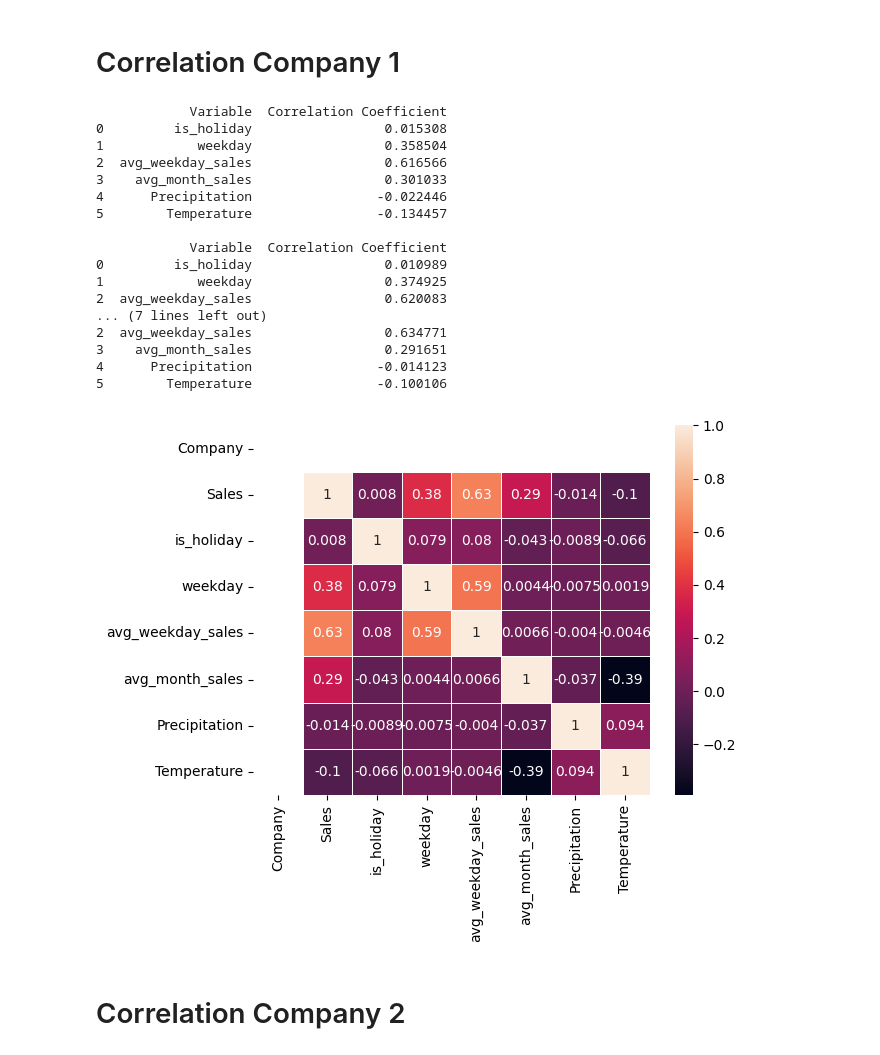
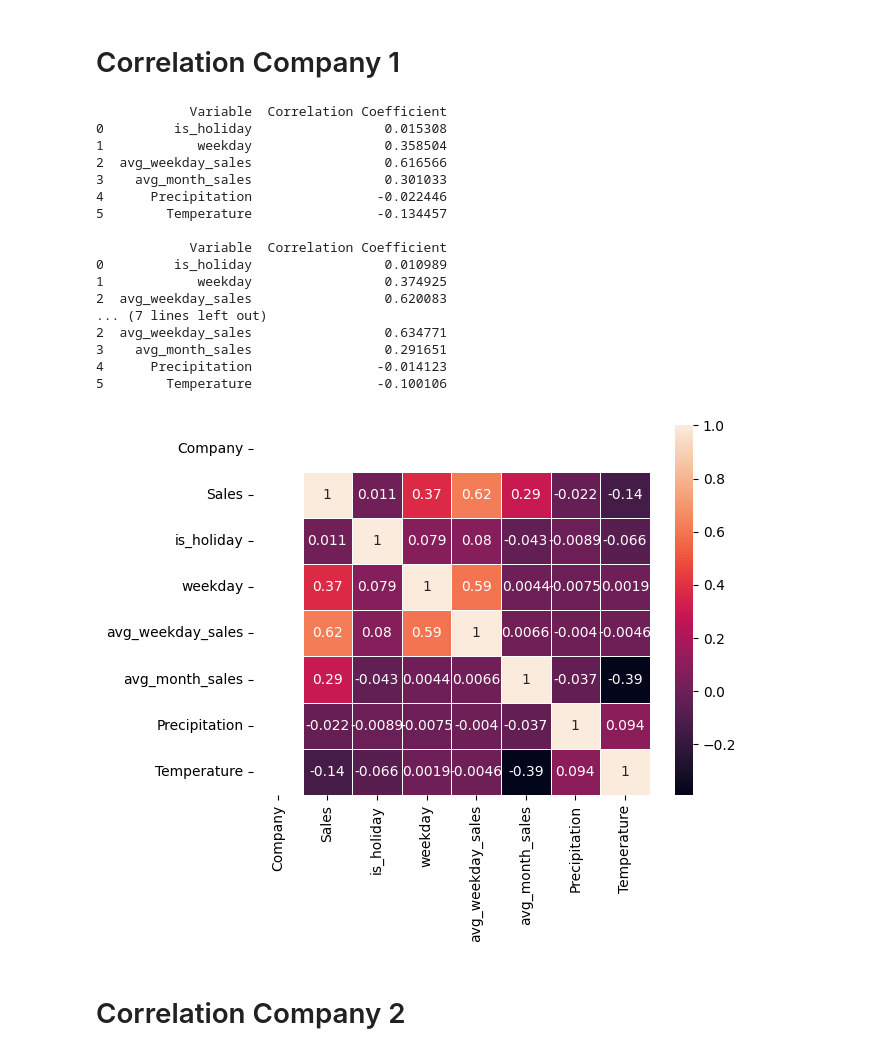
Before and after one commit to aluxf/ml-sales-forecasting, a Jupyter notebook: notebooks/feat_analysis.ipynb, the cells around one changed output. Cells and saved outputs as stored; diff of their text form; code cells hidden in the pictures.

```diff
--- a/notebooks/feat_analysis.ipynb
+++ b/notebooks/feat_analysis.ipynb
@@ -106,35 +106,35 @@ corr_avg_1 = calc_corr(avg_1_df)
 pred_1_df = predict_df[predict_df['Company'] == 1]
 corr_pred_1 = calc_corr(pred_1_df)
 
 print(corr_disc_1)
 print()
 print(corr_avg_1)
 print()
 print(corr_pred_1)
 
 
-corr_matrix = pred_1_df.corr()
+corr_matrix = avg_1_df.corr()
 sns.heatmap(corr_matrix, annot=True, linewidths=0.5)
 plt.show()
 # %% [output]
             Variable  Correlation Coefficient
 0         is_holiday                 0.015308
 1            weekday                 0.358504
 2  avg_weekday_sales                 0.616566
 3    avg_month_sales                 0.301033
 4      Precipitation                -0.022446
 5        Temperature                -0.134457
 
             Variable  Correlation Coefficient
 0         is_holiday                 0.010989
 1            weekday                 0.374925
 2  avg_weekday_sales                 0.620083
 ... (7 lines left out)
 2  avg_weekday_sales                 0.634771
 3    avg_month_sales                 0.291651
 4      Precipitation                -0.014123
 5        Temperature                -0.100106
-[figure, old version]
+[figure, new version]
 # %% [markdown]
 # Correlation Company 2
 # %%
```
Also changed, not shown: parts of 2 cells of this notebook.
